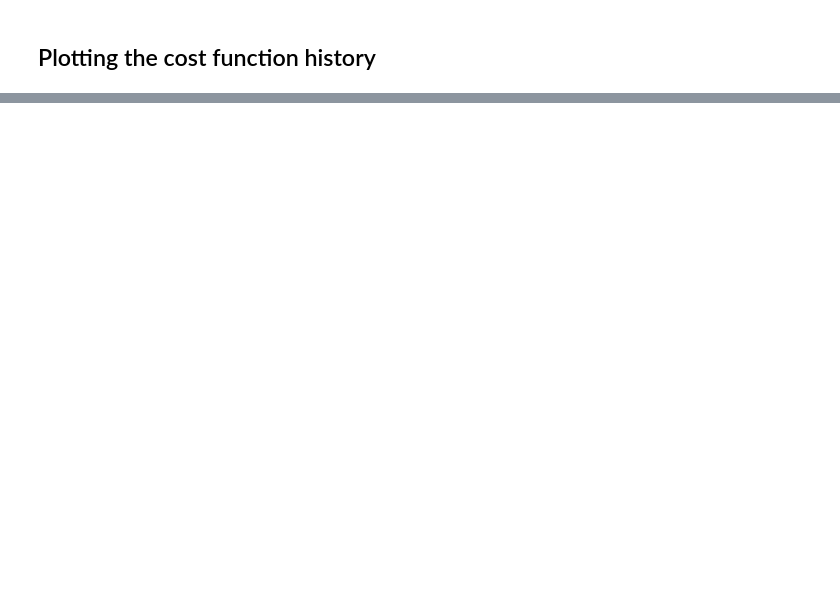
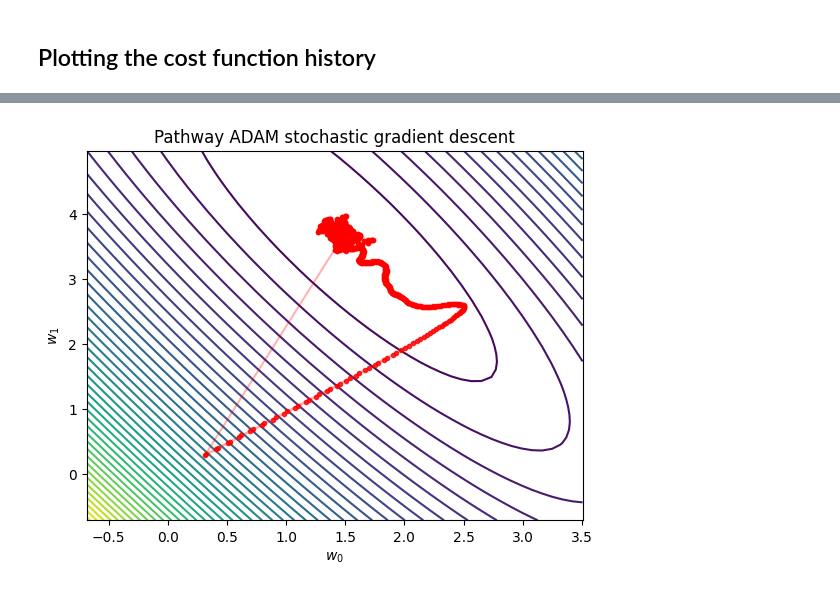
Before and after one commit to Johannesfjeldsaa/FYS-STK4155_Projects, a Jupyter notebook: Project 2/Test and plot GD.ipynb, the cells around one changed output, grey strips where cells are left out. Saved outputs shown, nothing was run; the diff lists cells and outputs as text; code cells hidden in the pictures; blank space fills up the shorter version.

```diff
--- a/Project 2/Test and plot GD.ipynb
+++ b/Project 2/Test and plot GD.ipynb
@@ -143,3 +147,5 @@ plotter.plot_path_weights(cost_function_OLS, X, y, grad_descentADAM.betas,
 # %%
 plotter.plot_path_weights(cost_function_OLS, X, y, grad_descentADAM_stoc.betas,
-                          'Cost function history for ADAM minibatch stochastic gradient descent')
+                          'Pathway ADAM stochastic gradient descent')
+# %% [output]
+[figure, added]
```
Also changed, not shown: parts of 3 cells of this notebook, 13 other files.
